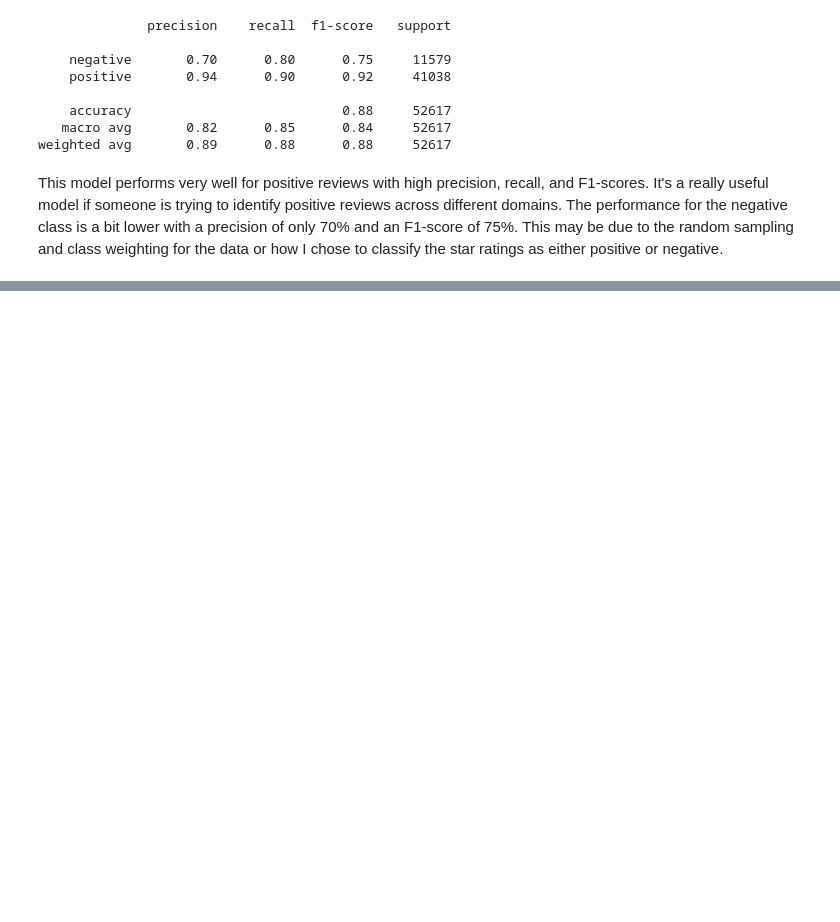
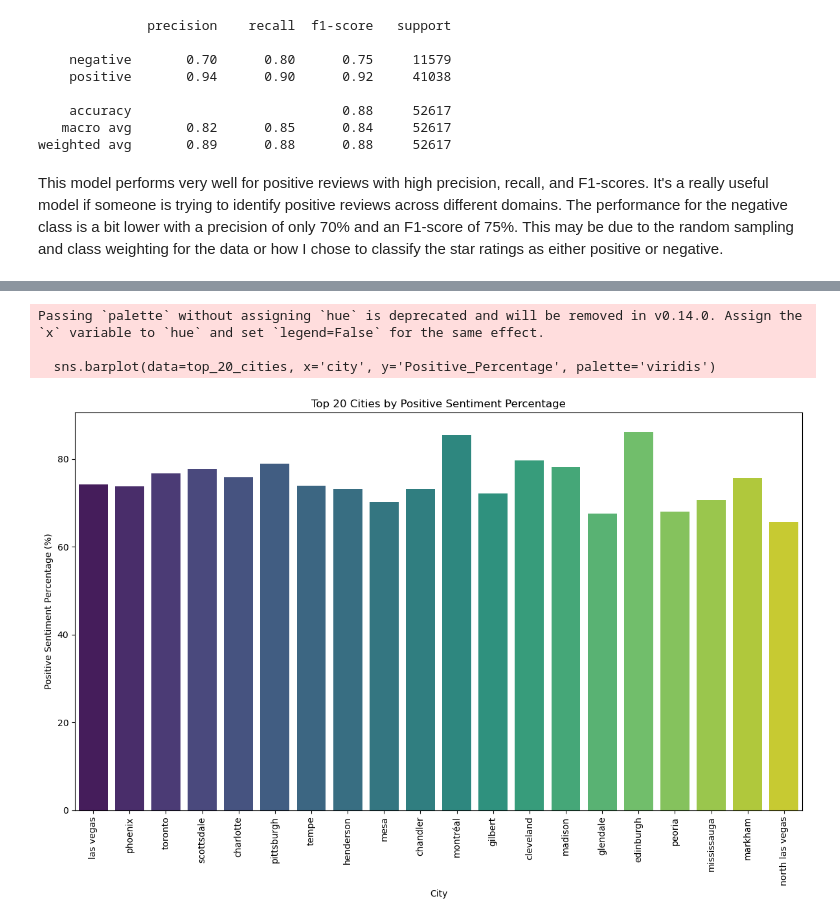
Before and after one commit to ngo610/INFO498_FinalProject_Group8, a Jupyter notebook: final-ngo610.ipynb, the cells around one changed output, grey strips where cells are left out. Saved outputs shown, nothing was run; the diff lists cells and outputs as text; code cells hidden in the pictures; blank space fills up the shorter version.

Commit message:
added location analysis

```diff
--- a/final-ngo610.ipynb
+++ b/final-ngo610.ipynb
@@ -440,0 +463,3 @@ This model performs very well for positive reviews with high precision, recall,
+# %%
+df_sampled['city'] = df_sampled['city'].str.lower().str.strip()
+df_sampled.head(3)
@@ -440,0 +471,12 @@ This model performs very well for positive reviews with high precision, recall,
+# %%
+# average star rating and predicted sentiment per city
+location_metrics = df_sampled.groupby('city').agg(
+    Avg_Rating=('stars_x', 'mean'),  # Calculate mean star rating
+    Positive_Count=('predicted_sentiment', lambda x: (x == 'positive').sum()),
+    Negative_Count=('predicted_sentiment', lambda x: (x == 'negative').sum())
+).reset_index()
+
+location_metrics['Total_Reviews'] = location_metrics['Positive_Count'] + location_metrics['Negative_Count']
+location_metrics['Positive_Percentage'] = (location_metrics['Positive_Count'] / location_metrics['Total_Reviews']) * 100
+
+location_metrics
@@ -440,0 +497,5 @@ This model performs very well for positive reviews with high precision, recall,
+# %%
+# top 20 cities with their respective metrics
+
+top_20_cities = location_metrics.sort_values(by='Total_Reviews', ascending=False).head(20)
+top_20_cities
@@ -440,0 +520,14 @@ This model performs very well for positive reviews with high precision, recall,
+# %%
+plt.figure(figsize=(12, 8))
+sns.barplot(data=top_20_cities, x='city', y='Positive_Percentage', palette='viridis')
+plt.title('Top 20 Cities by Positive Sentiment Percentage')
+plt.xlabel('City')
+plt.ylabel('Positive Sentiment Percentage (%)')
+plt.xticks(rotation=90)
+plt.tight_layout()
+plt.show()
+# %% [output]
+Passing `palette` without assigning `hue` is deprecated and will be removed in v0.14.0. Assign the `x` variable to `hue` and set `legend=False` for the same effect.
+
+  sns.barplot(data=top_20_cities, x='city', y='Positive_Percentage', palette='viridis')
+[figure, added]
```
Also changed, not shown: parts of 6 cells of this notebook.
